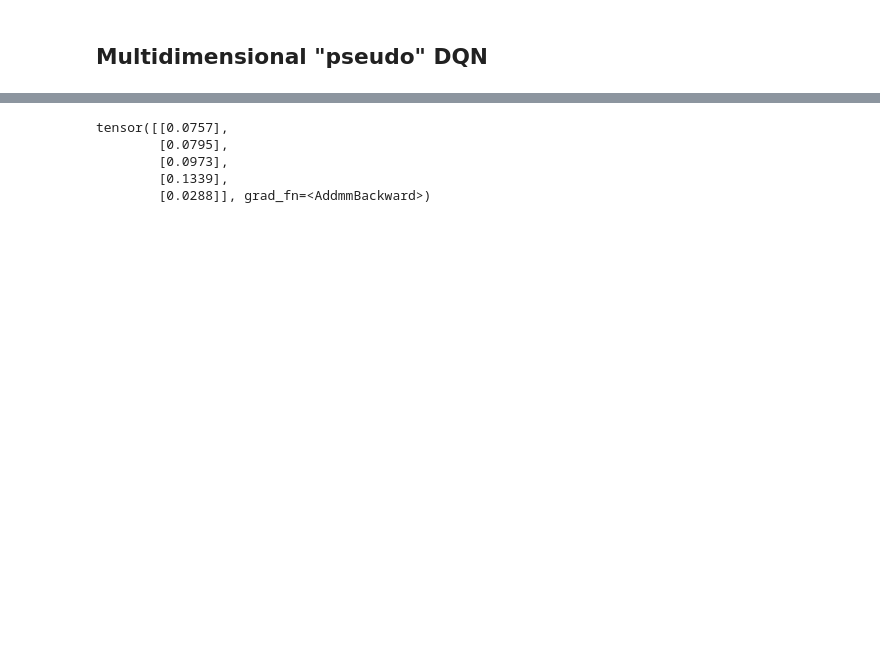
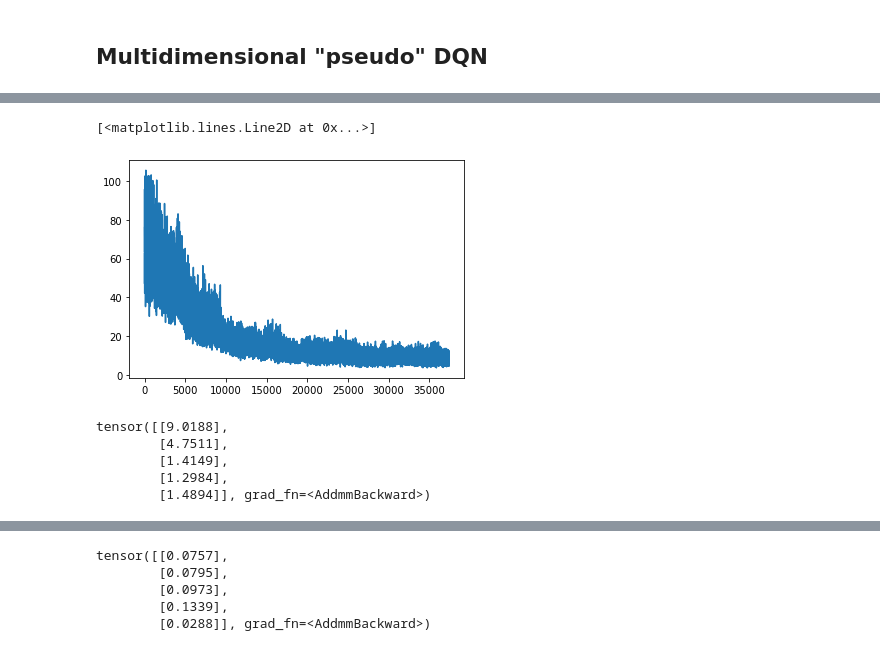
Before and after one commit to gerdm/rl-ou-process, a Jupyter notebook: dqn-trading-test.ipynb, the cells around one changed output, grey strips where cells are left out. Cells and saved outputs as stored; diff of their text form; code cells hidden in the pictures; blank space fills up the shorter version.

```diff
--- a/dqn-trading-test.ipynb
+++ b/dqn-trading-test.ipynb
@@ -198,0 +12,20 @@ tensor([[-0.0656],
+# %%
+params = {'kappa': 5.0,
+ 'sigma': 1.2,
+ 'xbar': 0.0,
+ 'phi': 0.005,
+ 'gamma': 0.9999,
+ 'c': 0.01,
+ 'T': 2.0,
+ 'dt': 0.2,
+ 'C': 20000.0,
+ 'D': 20000.0,
+ 'eps_0': 0.01,
+ 'xmin': -1,
+ 'xmax' : 1,
+ 'delta': 1/100_000, #1/1_000_000,
+ 'K_replacement_freq' : 10_000, #1_000,
+   "n_batches": 64, #32
+  #"config": [4, 64, 64, 1],
+   "config": 16, #64
+   "buffer_size": 1_000}
@@ -198,0 +83,5 @@ tensor([[-0.0656],
+# %%
+plt.plot(dqntr.error_history[0:]) #
+# %% [output]
+[<matplotlib.lines.Line2D at 0x...>]
+[figure, added]
@@ -198,0 +90,12 @@ tensor([[-0.0656],
+# %%
+X_in = torch.tensor([[0.8, 1, 0, act] for act in [-2,-1,0,1,2]])#torch.randn(5,4)
+# t, inventory, price, action
+# torch.tensor([[0.7, 90, -5, act] for act in [-2,-1,0,1,2]])
+# (t, q, xt), action, reward, (t_prime, q_prime, xt_prime) = self.replay_buffer[sample_index]
+dqntr.Q_M.forward(torch.tensor(X_in).float())
+# %% [output]
+tensor([[9.0188],
+        [4.7511],
+        [1.4149],
+        [1.2984],
+        [1.4894]], grad_fn=<AddmmBackward>)
```
Also changed, not shown: parts of 50 cells of this notebook, 2 other files.
